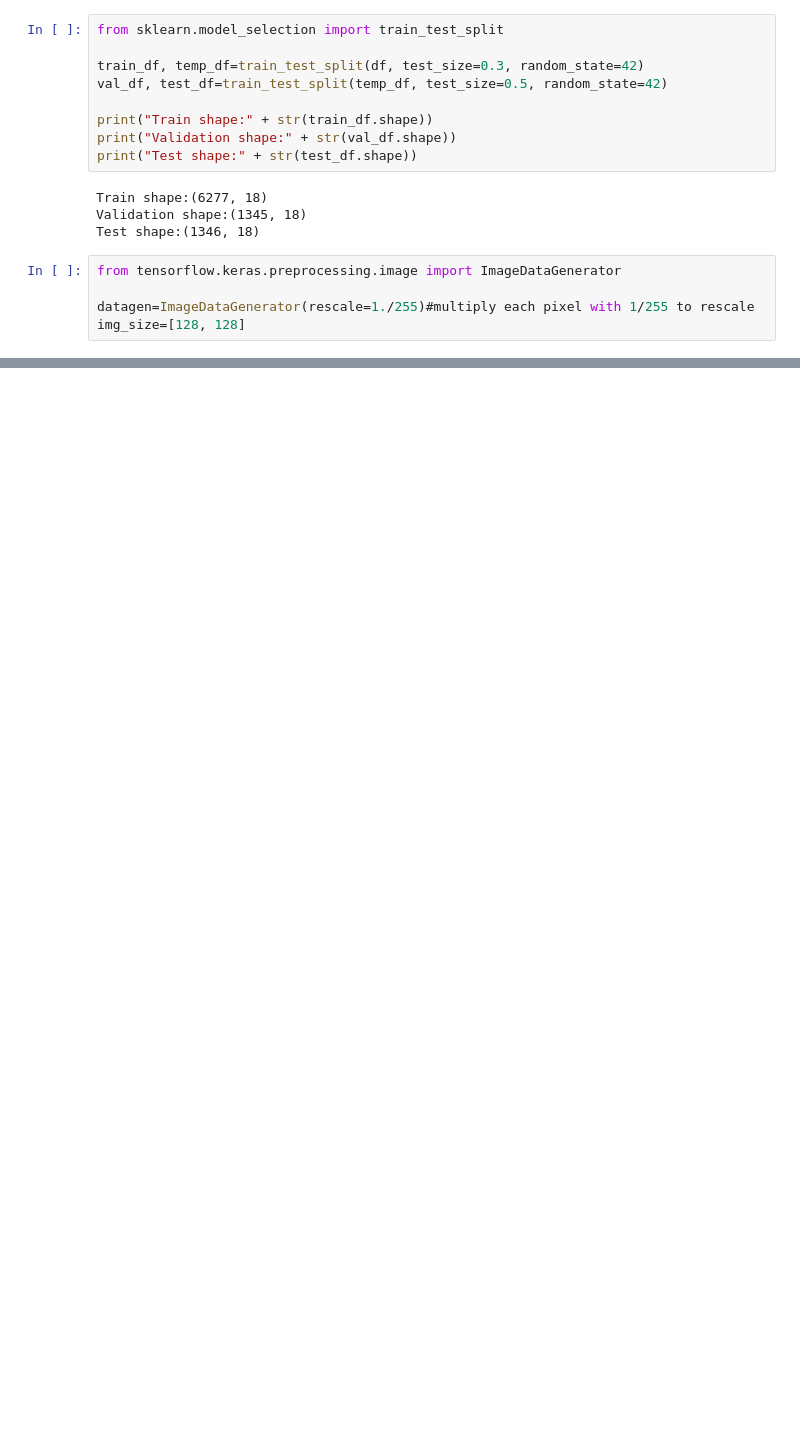
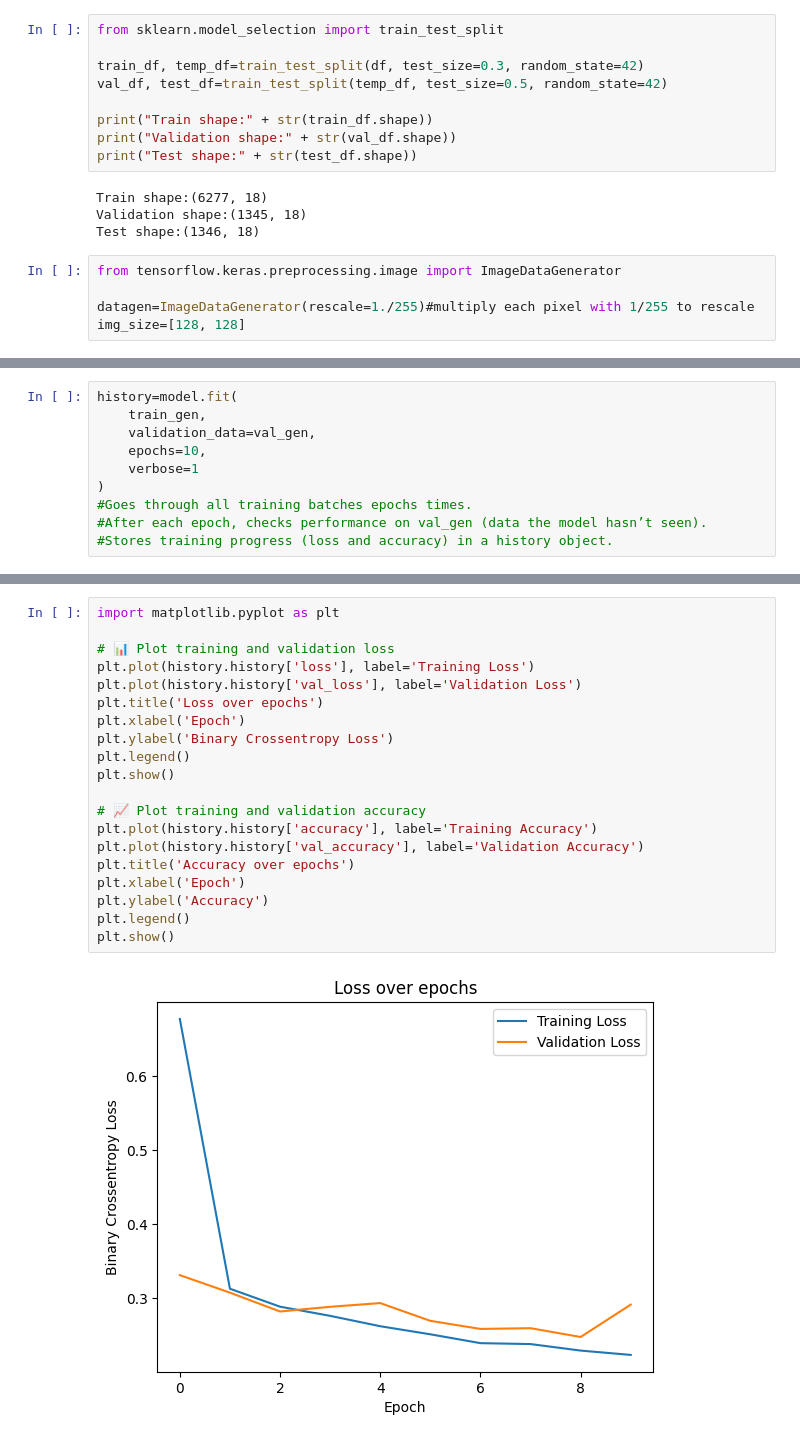
Before and after one commit to alizehadeel/AI-ML-Notebook, a Jupyter notebook: MultiLabelClassification.ipynb, the cells around one changed output, grey strips where cells are left out. Saved outputs shown, nothing was run; the diff lists cells and outputs as text; blank space fills up the shorter version.

```diff
--- a/MultiLabelClassification.ipynb
+++ b/MultiLabelClassification.ipynb
@@ -156,0 +224,10 @@ train_gen=datagen.flow_from_dataframe(
+# %%
+history=model.fit(
+    train_gen,
+    validation_data=val_gen,
+    epochs=10,
+    verbose=1
+)
+#Goes through all training batches epochs times.
+#After each epoch, checks performance on val_gen (data the model hasn’t seen).
+#Stores training progress (loss and accuracy) in a history object.
@@ -156,0 +255,22 @@ train_gen=datagen.flow_from_dataframe(
+# %%
+import matplotlib.pyplot as plt
+
+# 📊 Plot training and validation loss
+plt.plot(history.history['loss'], label='Training Loss')
+plt.plot(history.history['val_loss'], label='Validation Loss')
+plt.title('Loss over epochs')
+plt.xlabel('Epoch')
+plt.ylabel('Binary Crossentropy Loss')
+plt.legend()
+plt.show()
+
+# 📈 Plot training and validation accuracy
+plt.plot(history.history['accuracy'], label='Training Accuracy')
+plt.plot(history.history['val_accuracy'], label='Validation Accuracy')
+plt.title('Accuracy over epochs')
+plt.xlabel('Epoch')
+plt.ylabel('Accuracy')
+plt.legend()
+plt.show()
+# %% [output]
+[figure, added]
```
Also changed, not shown: parts of 14 cells of this notebook.
